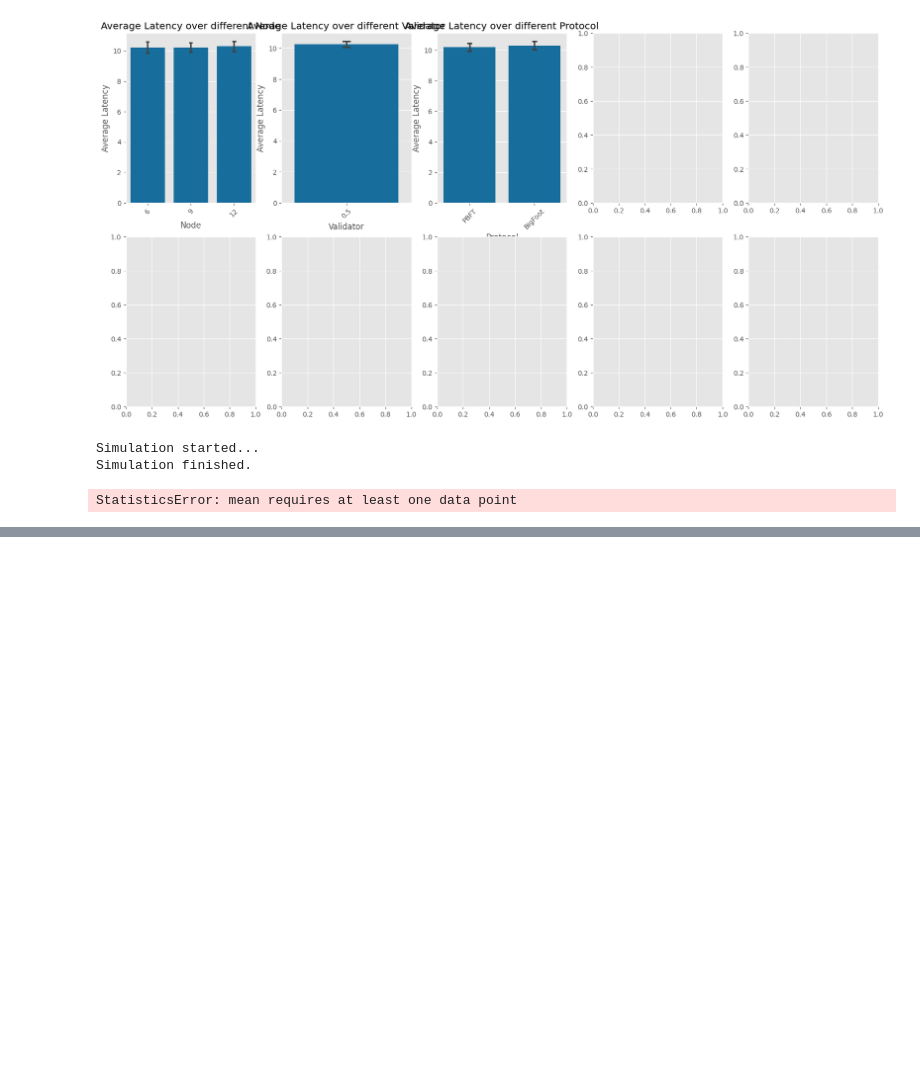
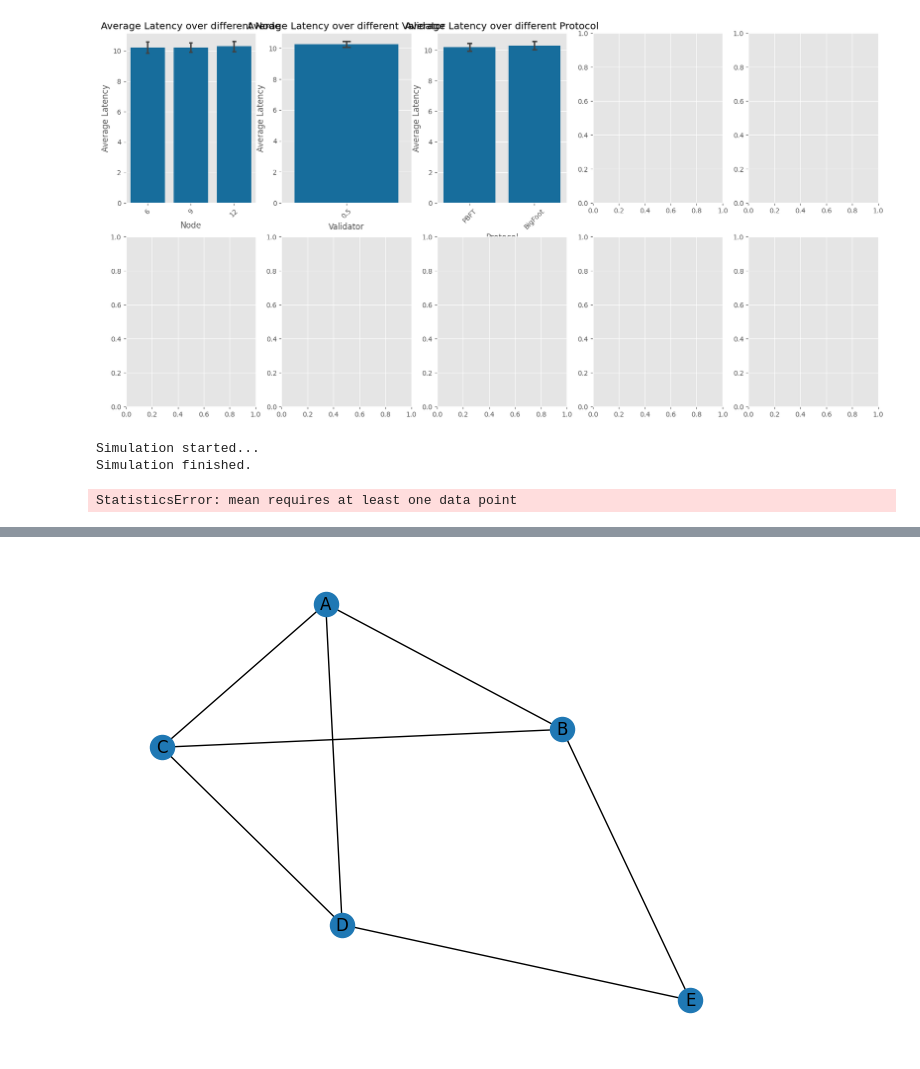
Before and after one commit to LuckyChen3141/SymBChainSim, a Jupyter notebook: src/Simulation.ipynb, the cells around one changed output, grey strips where cells are left out. Cells and saved outputs as stored; diff of their text form; code cells hidden in the pictures; blank space fills up the shorter version.

```diff
--- a/src/Simulation.ipynb
+++ b/src/Simulation.ipynb
@@ -568,0 +1151,28 @@ StatisticsError: mean requires at least one data point
+# %%
+import networkx as nx
+import matplotlib.pyplot as plt
+
+# Create a new graph
+G = nx.Graph()
+
+# Add nodes
+G.add_node("A")
+G.add_node("B")
+G.add_node("C")
+G.add_node("D")
+G.add_node("E")
+
+# Add edges (representing connections between nodes)
+G.add_edge("A", "B")
+G.add_edge("A", "C")
+G.add_edge("A", "D")
+G.add_edge("B", "C")
+G.add_edge("B", "E")
+G.add_edge("C", "D")
+G.add_edge("D", "E")
+
+# Draw the graph
+nx.draw(G, with_labels=True)
+plt.show()
+# %% [output]
+[figure, added]
```
Also changed, not shown: parts of 2 cells of this notebook, 32 other files.
